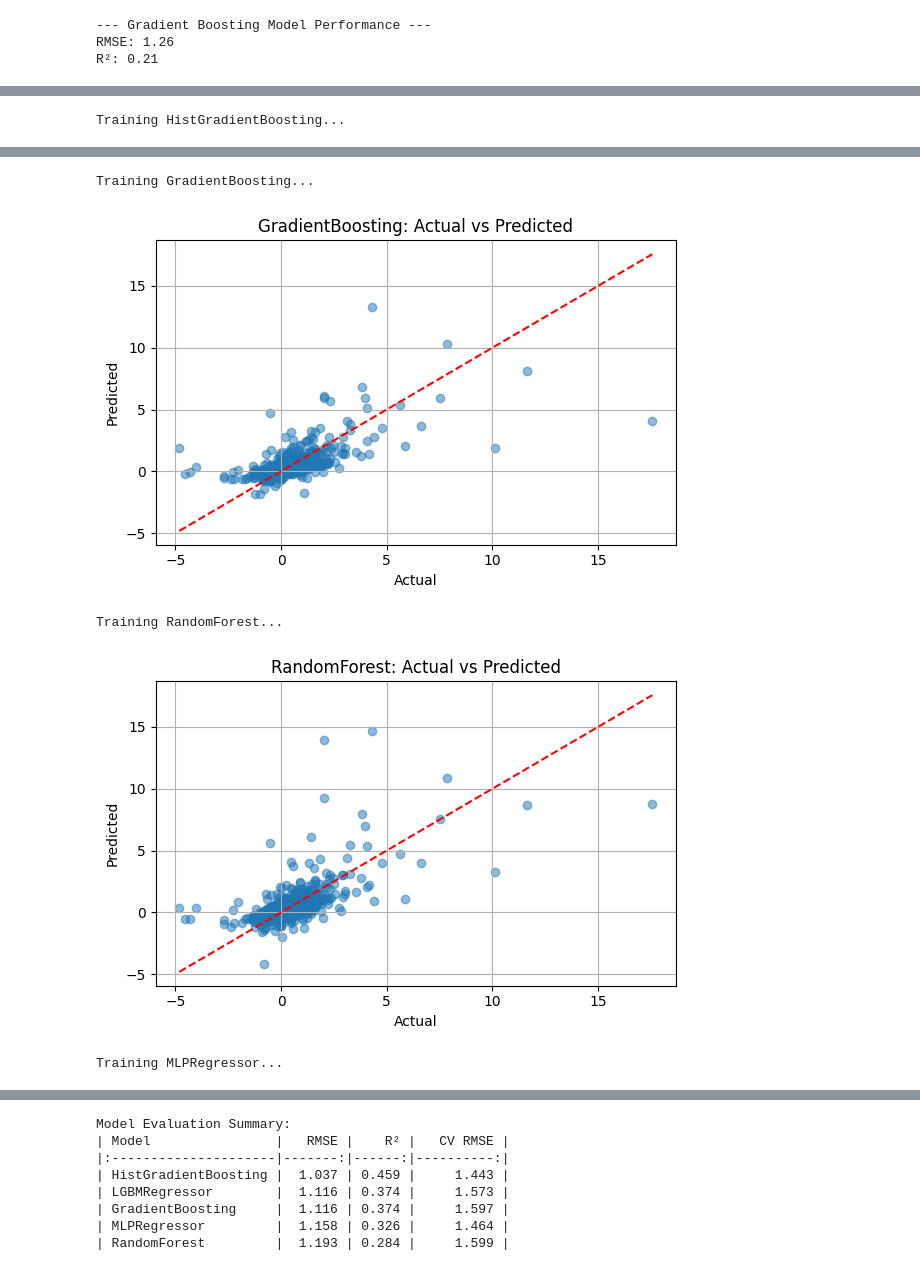
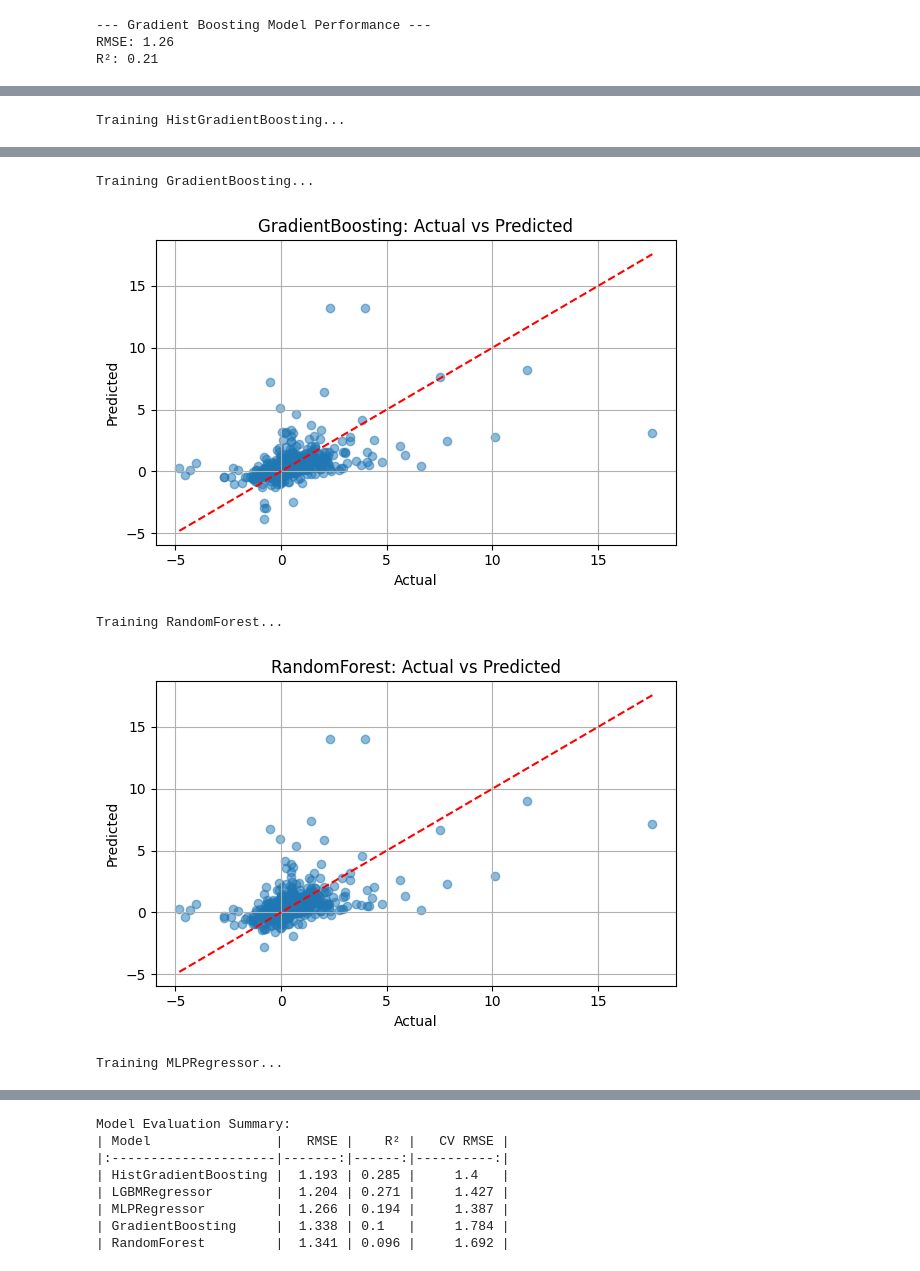
Before and after one commit to HamzaRaza786/data_science_project, a Jupyter notebook: ml_churn_model.ipynb, the cells around one changed output, grey strips where cells are left out. Cells and saved outputs as stored; diff of their text form; code cells hidden in the pictures.

```diff
--- a/ml_churn_model.ipynb
+++ b/ml_churn_model.ipynb
@@ -125,11 +148,12 @@ Feature Selections
 # df['Risikofaktor'] = pd.to_numeric(df['Risikofaktor'], errors='coerce')
 # df['Marktanteil Mitglieder'] = pd.to_numeric(df['Marktanteil Mitglieder'], errors='coerce')
 
-features = ['Zusatzbeitrag', 'competitor_contribution', 'Risikofaktor', 'Marktanteil Mitglieder']
-# df = df.dropna(subset=features + ['churn_rel'])
+# features = ['Zusatzbeitrag', 'competitor_contribution', 'Risikofaktor', 'Marktanteil Mitglieder']
+features = ['Zusatzbeitrag', 'competitor_contribution']
+df = merged.dropna(subset=features + ['churn_rel'])
 
-X = merged[features]
-y = merged['churn_rel']
+X = df[features]
+y = df['churn_rel']
 
 # --- Train/Test Split ---
 X_train, X_test, y_train, y_test = train_test_split(X, y, test_size=0.2, random_state=42)
@@ -245,12 +265,13 @@ from catboost import CatBoostRegressor
 models = {
     "LinearRegression": LinearRegression(),
     "Ridge": Ridge(max_iter=10000),
-    "Lasso": Lasso(),
-    "ElasticNet": ElasticNet(),
     "DecisionTree": DecisionTreeRegressor(),
     "RandomForest": RandomForestRegressor(),
     "GradientBoosting": GradientBoostingRegressor(),
-    "HistGradientBoosting": HistGradientBoostingRegressor(),
+    "HistGradientBoosting": HistGradientBoostingRegressor(    l2_regularization=0,
+    learning_rate=0.05,
+    max_depth=7,
+    max_iter=100),
     "SVR": SVR(),
     "MLPRegressor": MLPRegressor(max_iter=500),
     "KernelRidge": KernelRidge(),
@@ -296,7 +317,7 @@ You can set `force_col_wise=true` to remove the overhead.
 ╘════╧══════════════════════╧════════╧════════╛
 # %%
 from sklearn.experimental import enable_hist_gradient_boosting
-from sklearn.ensemble import HistGradientBoostingRegressor
+from sklearn.ensemble import HistGradientBoostingRegressor, GradientBoostingRegressor
 from sklearn.model_selection import GridSearchCV
 from sklearn.metrics import mean_squared_error, r2_score
 from sklearn.model_selection import train_test_split
@@ -313,9 +334,10 @@ X_train, X_test, y_train, y_test = train_test_split(X, y, test_size=0.2, random_
 # Define parameter grid
 param_grid = {
     'learning_rate': [0.01, 0.05, 0.1],
-    'max_iter': [100, 200, 300],
+    # 'n_estimators': [500, 200, 300],
     'max_depth': [3, 5, 7],
     'l2_regularization': [0, 1, 5],
+    'max_iter': [500, 1000, 1500],
 }
 
 # Define model
@@ -384,13 +406,13 @@ X_test_scaled = scaler.transform(X_test)
 
 # Top 5 models based on your table
 models = {
-    "HistGradientBoosting": HistGradientBoostingRegressor(    l2_regularization=0,
+    "HistGradientBoosting": HistGradientBoostingRegressor(l2_regularization=0,
     learning_rate=0.05,
     max_depth=7,
     max_iter=100
 ),
-    "LGBMRegressor": GradientBoostingRegressor(),  # Replace with LGBMRegressor if LightGBM is installed
-    "GradientBoosting": GradientBoostingRegressor(),
+    "LGBMRegressor": LGBMRegressor(),  # Replace with LGBMRegressor if LightGBM is installed
+    "GradientBoosting": GradientBoostingRegressor(n_estimators=200, max_depth=5, learning_rate=0.1),
     "RandomForest": RandomForestRegressor(),
     "MLPRegressor": MLPRegressor(max_iter=1000)
 }
@@ -443,5 +481,5 @@ Training LGBMRegressor...
 Training GradientBoosting...
-[figure, old version]
+[figure, new version]
 Training RandomForest...
-[figure, old version]
+[figure, new version]
 Training MLPRegressor...
@@ -449,11 +487,11 @@ Training MLPRegressor...
 Model Evaluation Summary:
 | Model                |   RMSE |    R² |   CV RMSE |
 |:---------------------|-------:|------:|----------:|
-| HistGradientBoosting |  1.037 | 0.459 |     1.443 |
-| LGBMRegressor        |  1.116 | 0.374 |     1.573 |
-| GradientBoosting     |  1.116 | 0.374 |     1.597 |
-| MLPRegressor         |  1.158 | 0.326 |     1.464 |
-| RandomForest         |  1.193 | 0.284 |     1.599 |
+| HistGradientBoosting |  1.193 | 0.285 |     1.4   |
+| LGBMRegressor        |  1.204 | 0.271 |     1.427 |
+| MLPRegressor         |  1.266 | 0.194 |     1.387 |
+| GradientBoosting     |  1.338 | 0.1   |     1.784 |
+| RandomForest         |  1.341 | 0.096 |     1.692 |
 # %%
 import seaborn as sns
 
```
Also changed, not shown: parts of 9 cells of this notebook, 10 other files.
